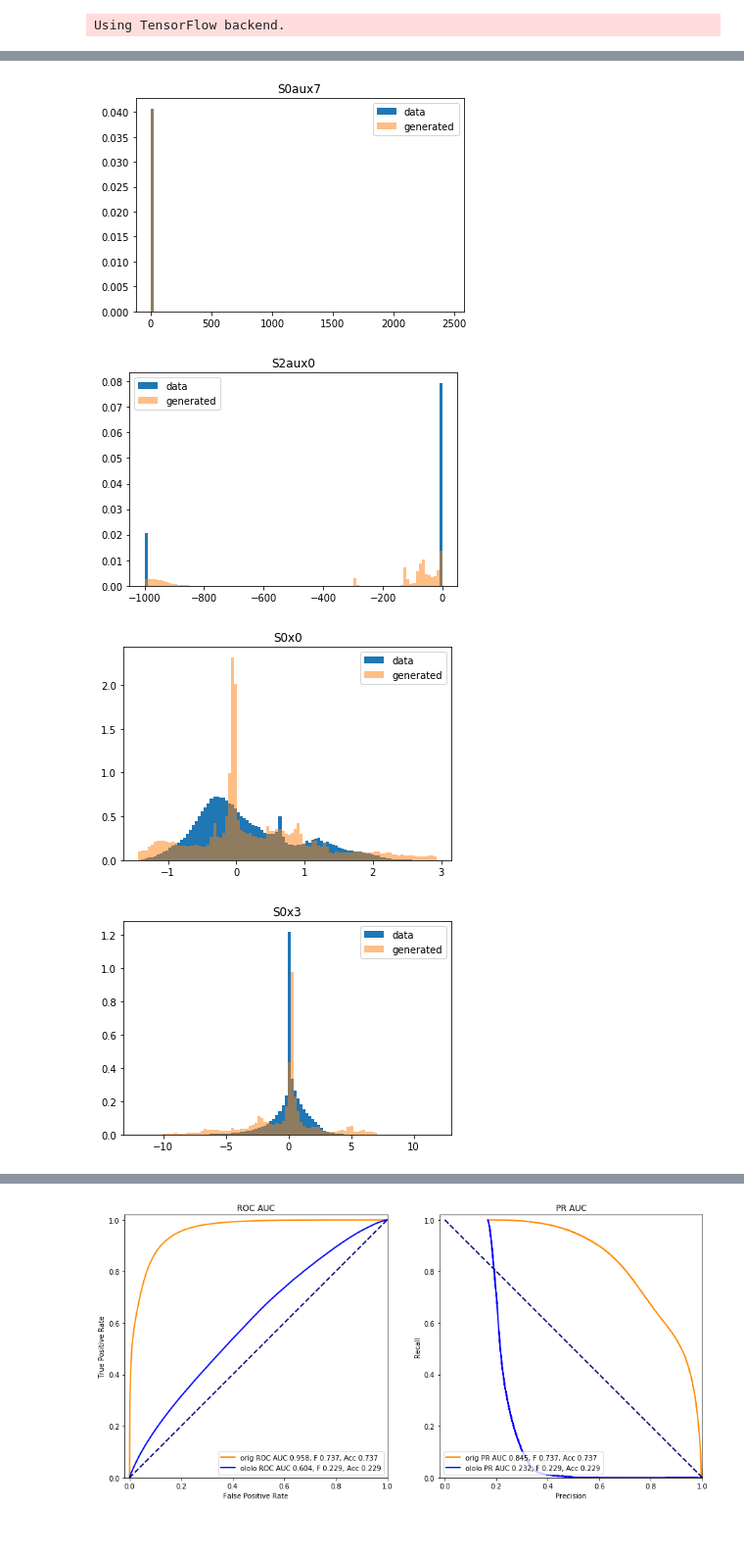
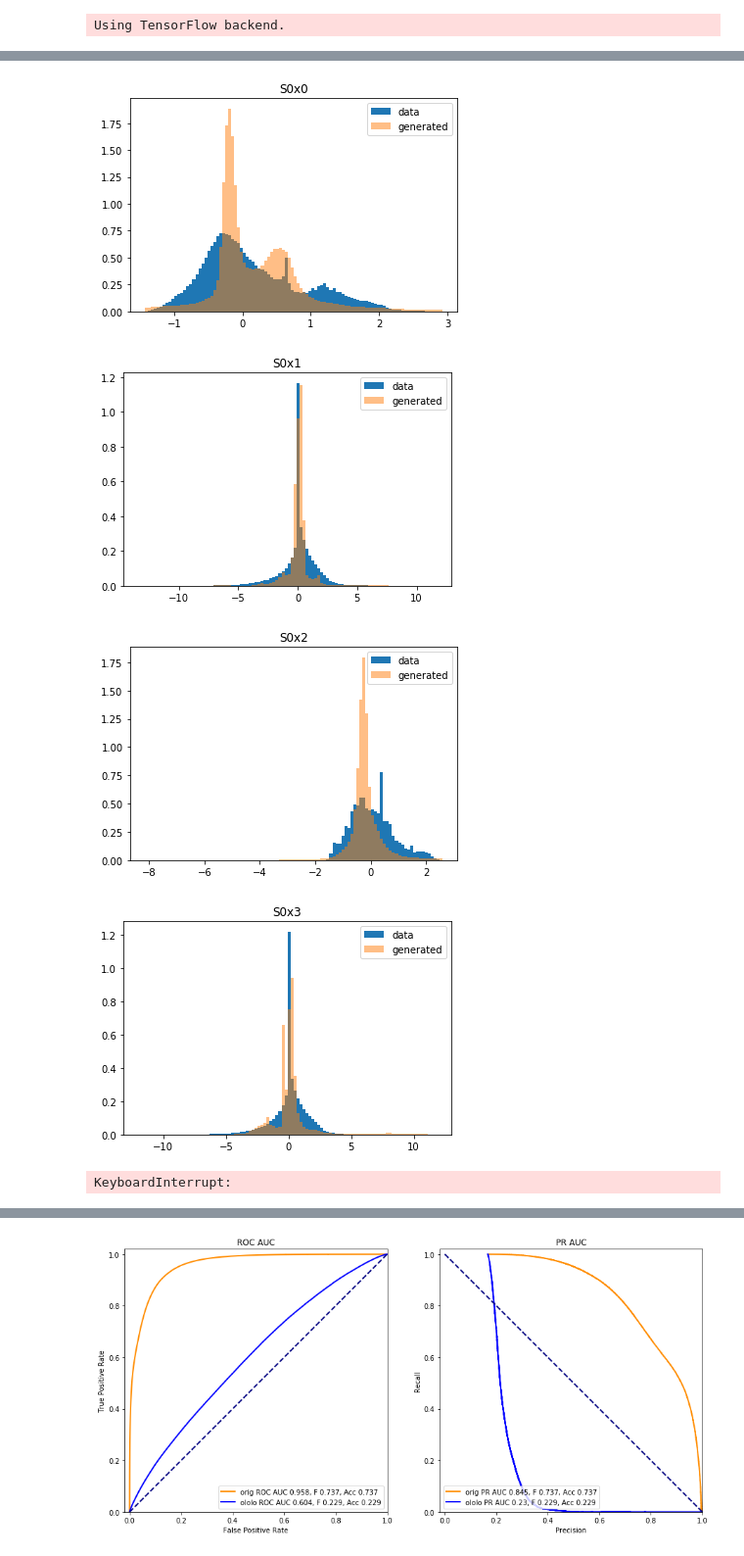
Before and after one commit to weissercn/LHCb_PID_Compression, a Jupyter notebook: GAN.ipynb, the cells around one changed output, grey strips where cells are left out. Shown at 98% size. Drawn from its saved outputs; the diff is of its cells as text; code cells hidden in the pictures.

```diff
--- a/GAN.ipynb
+++ b/GAN.ipynb
@@ -77,0 +72,12 @@ val_full = utils.get_tf_dataset(data_val_full, BATCH_SIZE)
+# %%
+X_train_full = data_train[in_columns+out_columns]
+X_train_input = data_train[in_columns]
+
+X_train_input_tf = get_tf_dataset(X_train_input, BATCH_SIZE)
+X_train_full_tf = get_tf_dataset(X_train_full, BATCH_SIZE)
+# %%
+X_val_full = data_val[in_columns+out_columns]
+X_val_input = data_val[in_columns]
+
+X_val_input_tf = get_tf_dataset(X_val_input, BATCH_SIZE)
+X_val_full_tf = get_tf_dataset(X_val_full, BATCH_SIZE)
@@ -78,16 +94,16 @@ val_full = utils.get_tf_dataset(data_val_full, BATCH_SIZE)
 # %%
-noise = tf.random_normal([tf.shape(train_x)[0], LATENT_DIMENSIONS], name='noise')
-generated_y = generator(tf.concat([noise, tf.cast(train_x, tf.float32)], axis=1))
-generated_full = tf.concat([generated_y, tf.cast(train_x, tf.float32)], axis=1)
+noise = tf.random_normal([tf.shape(X_train_input_tf)[0], OUT_DIM], name='noise')
+generated_y = generator(tf.concat([noise, tf.cast(X_train_input_tf, tf.float32)], axis=1))
+generated_full = tf.concat([tf.cast(X_train_input_tf, tf.float32), generated_y], axis=1)
 # %%
-alpha = tf.random_uniform(shape=[tf.shape(train_full)[0], 1], minval=0., maxval=1.)
-interpolates = alpha*tf.cast(train_full, tf.float32) + ((1-alpha)*generated_full)
+alpha = tf.random_uniform(shape=[tf.shape(X_train_full_tf)[0], 1], minval=0., maxval=1.)
+interpolates = alpha*tf.cast(X_train_full_tf, tf.float32) + ((1-alpha)*generated_full)
 disc_interpolates = critic(interpolates)
 gradients = tf.gradients(disc_interpolates, [interpolates])[0]
 slopes = tf.sqrt(tf.reduce_sum(tf.square(gradients), reduction_indices=[1]))
 gradient_penalty = tf.reduce_mean(tf.square(tf.maximum(tf.abs(slopes) - 1, 0)))
 
-EMD_loss = tf.reduce_mean(critic(generated_full) - critic(tf.cast(train_full, tf.float32)))
+EMD_loss = tf.reduce_mean(critic(generated_full) - critic(tf.cast(X_train_full_tf, tf.float32)))
 generator_loss = -tf.reduce_mean(critic(generated_full))
 # %%
 tf_iter = tf.Variable(initial_value=0, dtype=tf.int32)
@@ -125,43 +135,43 @@ LOGDIR = "tensorboard_logdir"
 CRITIC_ITERATIONS_CONST = 5
 CRITIC_ITERATIONS_VAR = 10
 TOTAL_ITERATIONS = int(1e5)
 VALIDATION_INTERVAL = 100
-MODEL_NAME = "GAN_v2"
+MODEL_NAME = "GAN_v3"
 MODEL_WEIGHTS_FILE = "weights/%s.ckpt" % MODEL_NAME
 train_writer = tf.summary.FileWriter(os.path.join(LOGDIR, MODEL_NAME, "train"))
 test_writer = tf.summary.FileWriter(os.path.join(LOGDIR, MODEL_NAME, "test"))
 critic_policy = lambda i: (
     CRITIC_ITERATIONS_CONST + (CRITIC_ITERATIONS_VAR * (TOTAL_ITERATIONS - i)) // TOTAL_ITERATIONS)
 with tf.Session(config=tf_config) as sess:
     sess.run(var_init)
     try:
         weights_saver.restore(sess, MODEL_WEIGHTS_FILE)
     except:
         print("Can't restore parameters: no file with weights")
     for i in range(TOTAL_ITERATIONS):
         for j in range(critic_policy(i)):
             sess.run(critic_train_op)
         train_summary, _, interation = sess.run([merged_summary, generator_train_op, tf_iter])
         train_writer.add_summary(train_summary, interation)
         if i % VALIDATION_INTERVAL == 0:
             clear_output(False)
-            N_VAL = 346628
             test_summary, test_generated = sess.run([merged_summary, generated_y], {
-                train_x: data_val_input, train_full: data_val_full})
+                X_train_input_tf: X_val_input, X_train_full_tf: X_val_full})
             test_writer.add_summary(test_summary, interation)
             weights_saver.save(sess, MODEL_WEIGHTS_FILE)
-            for INDEX in (0, 3, 5, 8):
+            for INDEX in (0, 1, 2, 3):
                 fig, ax = plt.subplots()
-                _, bins, _ = ax.hist(data_val_full.values[:, INDEX], bins=100, label="data", normed=True)
+                _, bins, _ = ax.hist(X_val_full.values[:, len(in_columns)+INDEX], bins=100, label="data", normed=True)
                 ax.hist(test_generated[:, INDEX], bins=bins, label="generated", alpha=0.5, normed=True)
                 ax.legend()
-                ax.set_title(columns_to_predict[INDEX])
+                ax.set_title(out_columns[INDEX])
             plt.show()
 # %% [output]
-[figure, old version]
+[figure, new version]
-[figure, old version]
+[figure, new version]
-[figure, old version]
+[figure, new version]
-[figure, old version]
+[figure, new version]
+KeyboardInterrupt:
 # %%
 with tf.Session(config=tf_config) as sess:
     sess.run(var_init)
```
Also changed, not shown: parts of 20 cells of this notebook, 2 other files.
